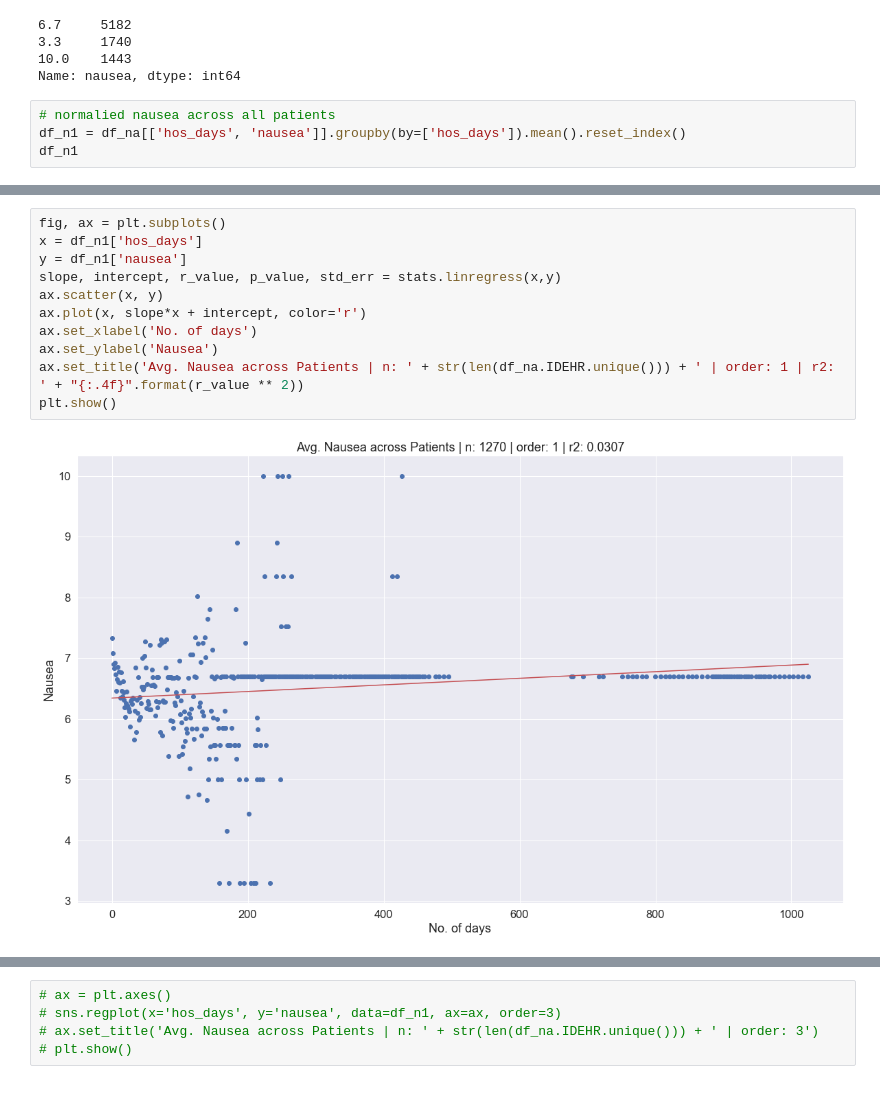
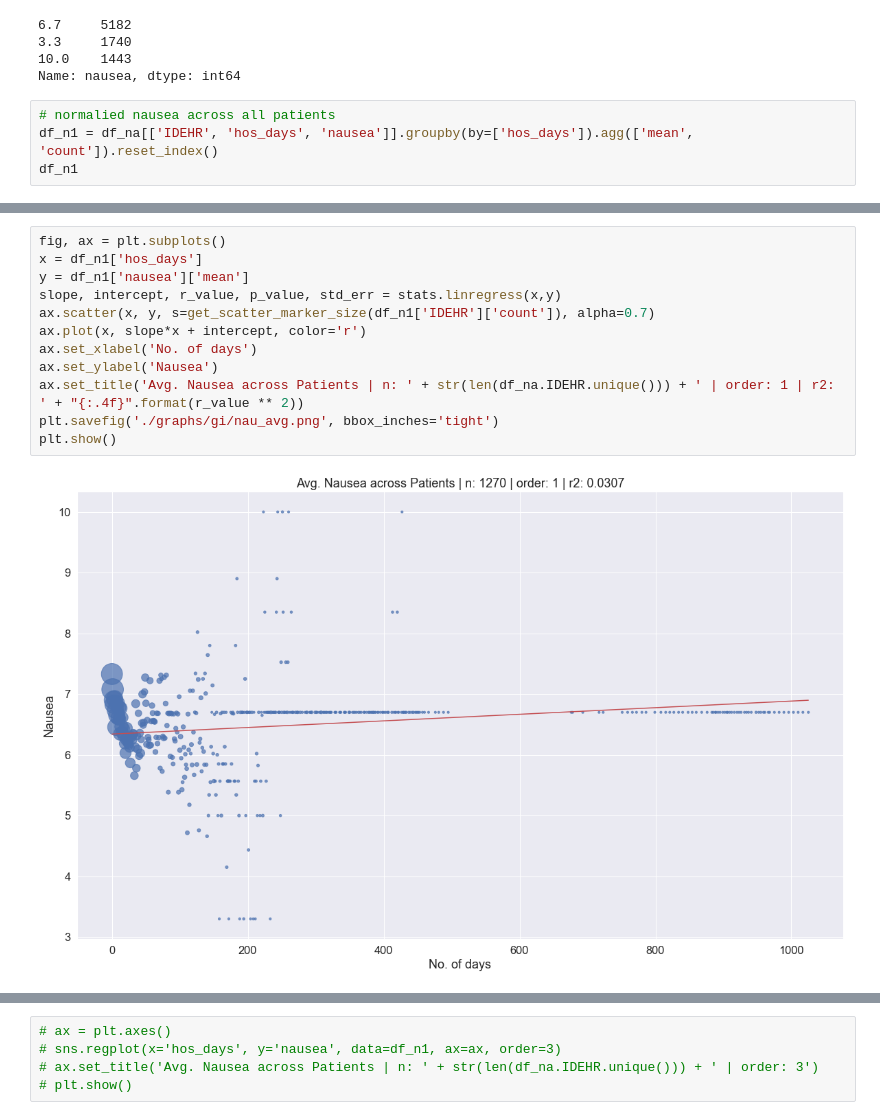
Before and after one commit to ryflect/cs692r-hospice, a Jupyter notebook: Referral Analysis - GI.ipynb, the cells around one changed output, grey strips where cells are left out. Saved outputs shown, nothing was run; the diff lists cells and outputs as text.

```diff
--- a/Referral Analysis - GI.ipynb
+++ b/Referral Analysis - GI.ipynb
@@ -749,6 +758,6 @@ df_na.nausea.value_counts()
 Name: nausea, dtype: int64
 # %%
 # normalied nausea across all patients
-df_n1 = df_na[['hos_days', 'nausea']].groupby(by=['hos_days']).mean().reset_index()
+df_n1 = df_na[['IDEHR', 'hos_days', 'nausea']].groupby(by=['hos_days']).agg(['mean', 'count']).reset_index()
 df_n1
 # %% [output]
@@ -768,14 +778,15 @@ df_n1
 # %%
 fig, ax = plt.subplots()
 x = df_n1['hos_days']
-y = df_n1['nausea']
+y = df_n1['nausea']['mean']
 slope, intercept, r_value, p_value, std_err = stats.linregress(x,y)
-ax.scatter(x, y)
+ax.scatter(x, y, s=get_scatter_marker_size(df_n1['IDEHR']['count']), alpha=0.7)
 ax.plot(x, slope*x + intercept, color='r')
 ax.set_xlabel('No. of days')
 ax.set_ylabel('Nausea')
 ax.set_title('Avg. Nausea across Patients | n: ' + str(len(df_na.IDEHR.unique())) + ' | order: 1 | r2: ' + "{:.4f}".format(r_value ** 2))
+plt.savefig('./graphs/gi/nau_avg.png', bbox_inches='tight')
 plt.show()
 # %% [output]
-[figure, old version]
+[figure, new version]
 # %%
```
Also changed, not shown: parts of 44 cells of this notebook, 6 other files.
